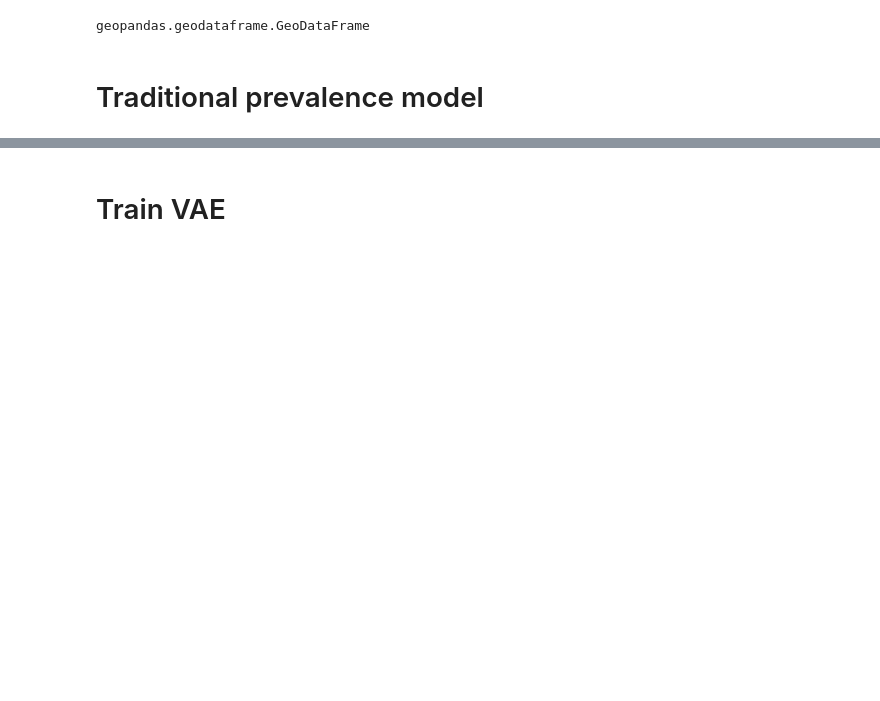
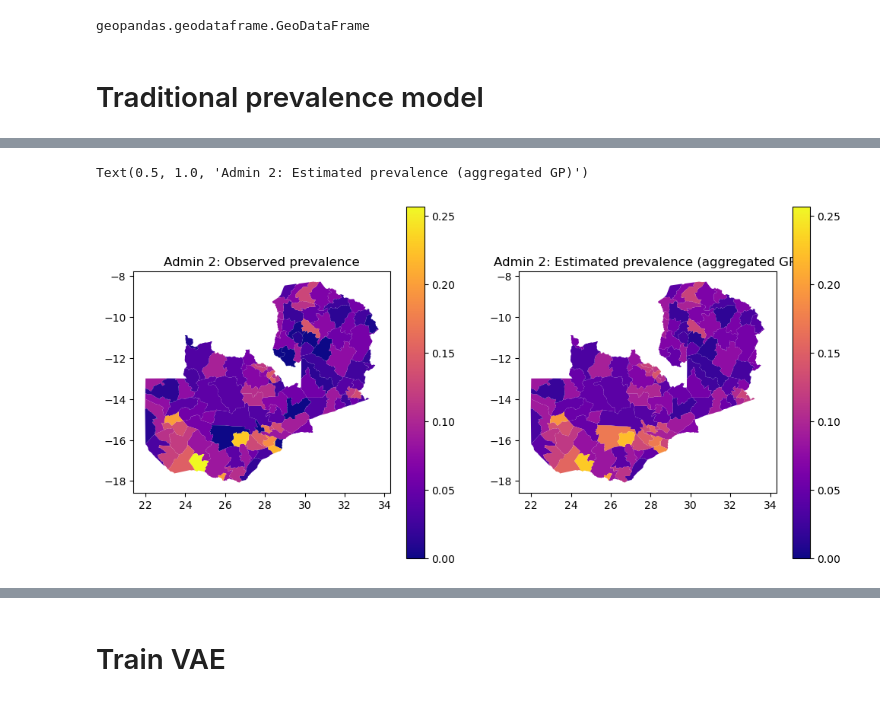
Before and after one commit to selenalinden/aggVAE, a Jupyter notebook: aggVAE.ipynb, the cells around one changed output, grey strips where cells are left out. Saved outputs shown, nothing was run; the diff lists cells and outputs as text; code cells hidden in the pictures; blank space fills up the shorter version.

```diff
--- a/aggVAE.ipynb
+++ b/aggVAE.ipynb
@@ -461,7 +461,6 @@ args = {'n_obs': jnp.array(s.n_obs),
         "gp_kernel": exp_sq_kernel,
         "batch_size": 1,
         "jitter": 1e-4,
-        "M_old": pol_pt_old,
         "M_new": pol_pt_new,
 }
 # %%
@@ -471,7 +470,6 @@ def prev_model_gp_aggr(args, y=None):
     x = args["x"]
     gp_kernel=args["gp_kernel"]
     jitter = args["jitter"]
-    M_old = args["M_old"]
     M_new = args["M_new"]
 
     # random effect - aggregated GP
@@ -481,9 +479,9 @@ def prev_model_gp_aggr(args, y=None):
     f = numpyro.sample("f", dist.MultivariateNormal(loc=jnp.zeros(x.shape[0]), covariance_matrix=k))
 
     # aggregate f into gp_aggr according to indexing of (point in polygon)
-    gp_aggr_old = numpyro.deterministic('gp_aggr_old', M_g(M_old, f))
     gp_aggr_new = numpyro.deterministic('gp_aggr_new', M_g(M_new, f))
-    gp_aggr = numpyro.deterministic('gp_aggr', jnp.concatenate([gp_aggr_old, gp_aggr_new]))
+    # gp_aggr = numpyro.deterministic('gp_aggr', jnp.concatenate([gp_aggr_old, gp_aggr_new]))
+    gp_aggr = numpyro.deterministic('gp_aggr', gp_aggr_new)
 
     # fixed effects
     b0 = numpyro.sample('b0', dist.Normal(0, 1))
@@ -505,7 +503,7 @@ n_samps = 1000
 mcmc_gp_aggr = MCMC(kernel, num_warmup=n_warm, num_samples=n_samps)
 # %%
 # inference
-run_mcmc = False
+run_mcmc = True
 
 if run_mcmc:
     start = time.time()
@@ -529,16 +547,16 @@ if run_mcmc:
     print("\nMCMC elapsed time:", round(t_elapsed/(60*60)), "h")
 
     ss = numpyro.diagnostics.summary(mcmc_gp_aggr.get_samples(group_by_chain=True))
-    r = np.mean(ss['gp_aggr']['n_eff'])
+    r = np.nanmean(ss['gp_aggr']['n_eff'])
     print("Average ESS for all aggGP effects : " + str(round(r)))
 
-    r = np.mean(ss['gp_aggr_old']['n_eff'])
-    print("Average ESS for all aggGP-old effects : " + str(round(r)))
-    print("Max r_hat for all aggGP-old effects : " + str(round(np.max(ss['gp_aggr_old']['r_hat']),2)))
+    # r = np.mean(ss['gp_aggr_old']['n_eff'])
+    # print("Average ESS for all aggGP-old effects : " + str(round(r)))
+    # print("Max r_hat for all aggGP-old effects : " + str(round(np.max(ss['gp_aggr_old']['r_hat']),2)))
 
-    r = np.mean(ss['gp_aggr_new']['n_eff'])
+    r = np.nanmean(ss['gp_aggr_new']['n_eff'])
     print("Average ESS for all aggGP-new effects : " + str(round(r)))
-    print("Max r_hat for all aggGP-new effects : " + str(round(np.max(ss['gp_aggr_new']['r_hat']),2)))
+    print("Max r_hat for all aggGP-new effects : " + str(round(np.nanmax(ss['gp_aggr_new']['r_hat']),2)))
 
     print("kernel_length R-hat : " + str(round(ss['kernel_length']['r_hat'],2)))
     print("kernel_var R-hat : " + str(round(ss['kernel_var']['r_hat'],2)))
@@ -588,9 +629,15 @@ ax[1].set_title( 'Before: Estimated prevalence (aggregated GP)')
 # %%
 fig, ax = plt.subplots(1, 2, figsize=(12,6))
 
-s[n_old:(n_old + n_new)].plot(column="estimate", ax=ax[0], legend=True, cmap='plasma', vmin=_min, vmax =_max)
-s[n_old:(n_old + n_new)].plot(column="theta_gp", ax=ax[1], legend=True, cmap='plasma', vmin=_min, vmax =_max)
+# s[n_old:(n_old + n_new)].plot(column="estimate", ax=ax[0], legend=True, cmap='plasma', vmin=_min, vmax =_max)
+# s[n_old:(n_old + n_new)].plot(column="theta_gp", ax=ax[1], legend=True, cmap='plasma', vmin=_min, vmax =_max)
 
-ax[0].set_title( 'After: Observed prevalence')
-ax[1].set_title( 'After: Estimated prevalence (aggregated GP)')
+s.plot(column="estimate", ax=ax[0], legend=True, cmap='plasma', vmin=_min, vmax =_max)
+s.plot(column="theta_gp", ax=ax[1], legend=True, cmap='plasma', vmin=_min, vmax =_max)
+
+ax[0].set_title( 'Admin 2: Observed prevalence')
+ax[1].set_title( 'Admin 2: Estimated prevalence (aggregated GP)')
+# %% [output]
+Text(0.5, 1.0, 'Admin 2: Estimated prevalence (aggregated GP)')
+[figure, added]
 # %%
```
Also changed, not shown: parts of 10 cells of this notebook, 13 other files.
